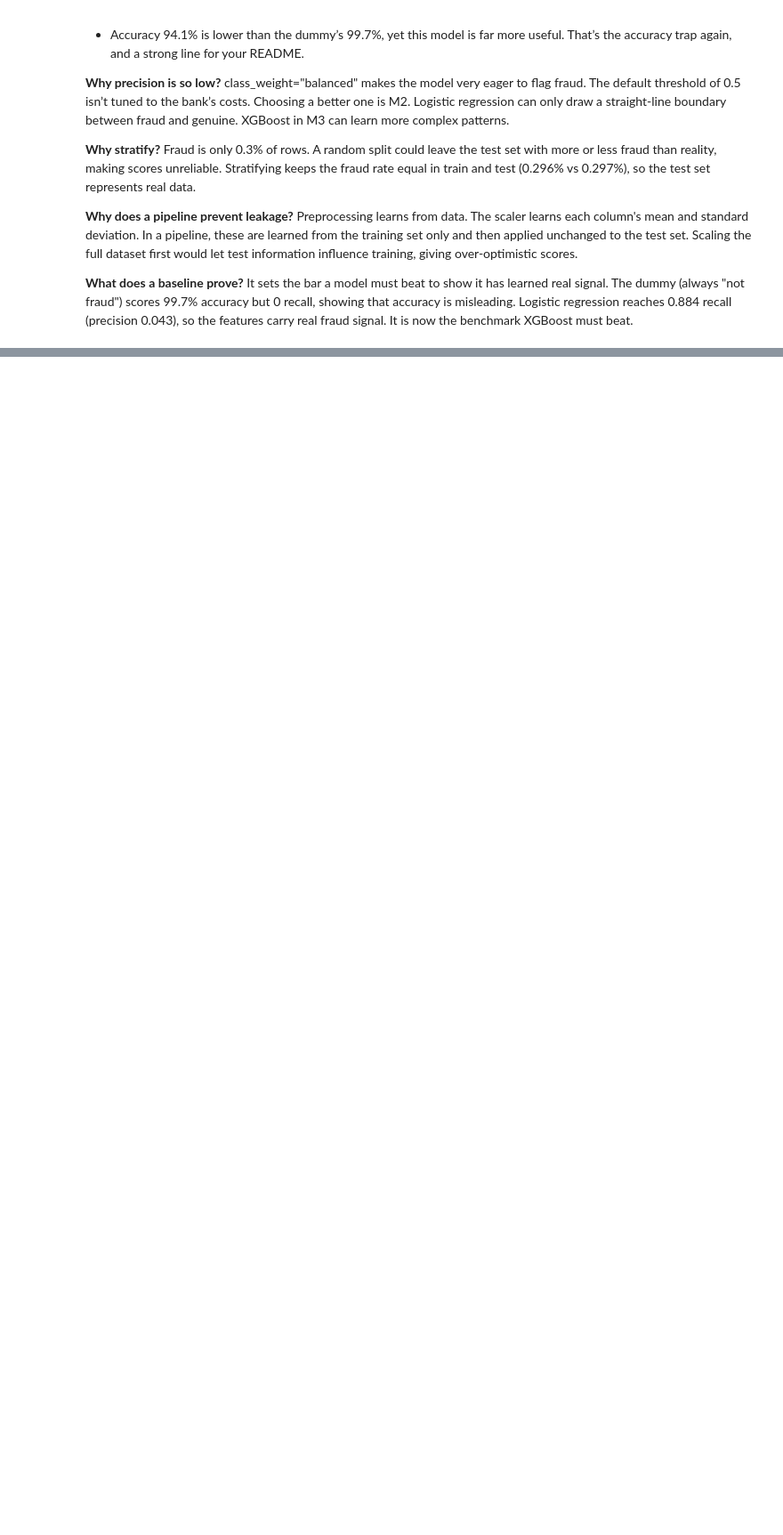
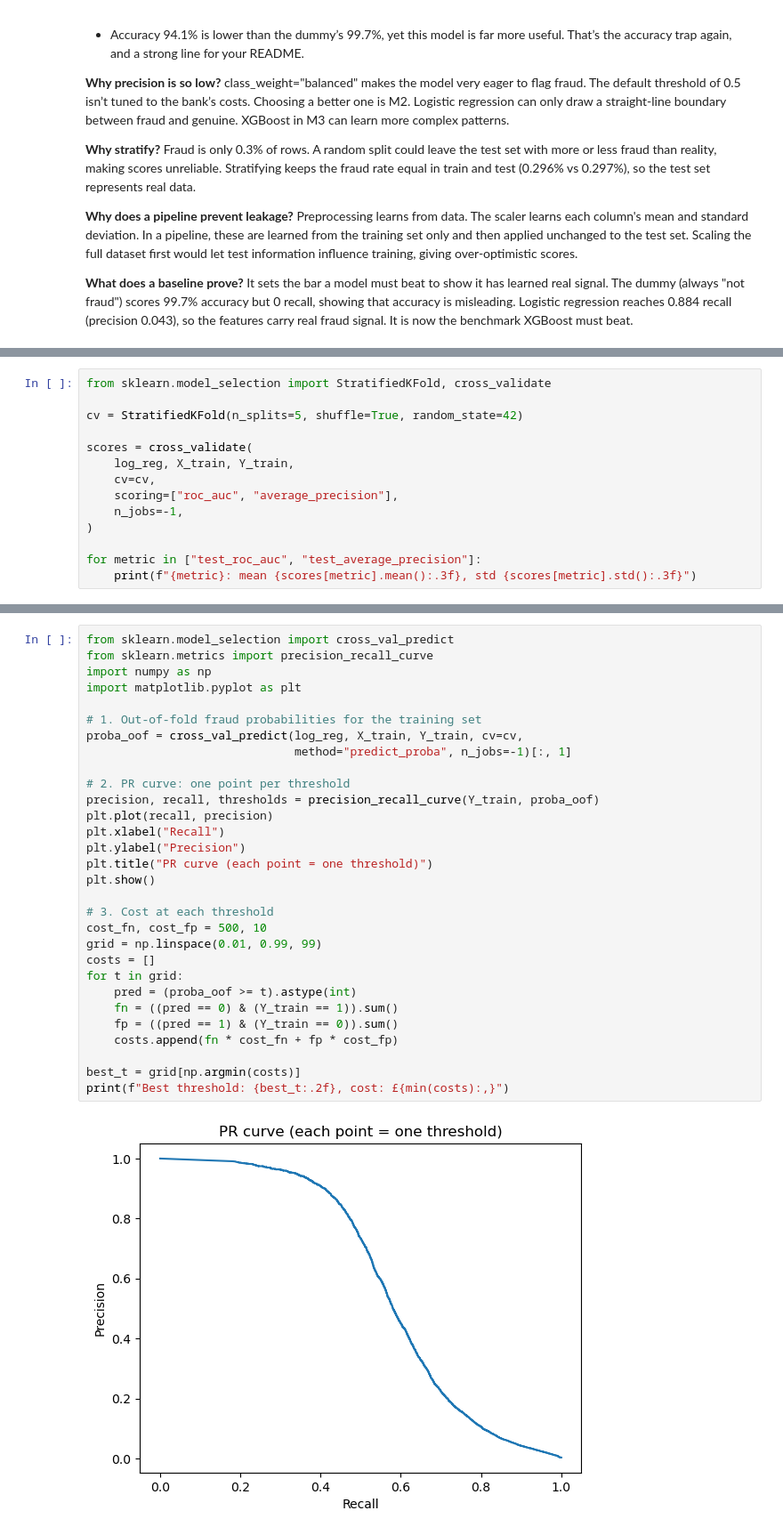
Before and after one commit to Don2896/fraud-detection-paysim, a Jupyter notebook: notebooks/02_baseline.ipynb, the cells around one changed output, grey strips where cells are left out. Shown at 89% size. Cells and saved outputs as stored; diff of their text form; blank space fills up the shorter version.

Commit message:
M2: logistic regression validation, metrics and threshold tuning

```diff
--- a/notebooks/02_baseline.ipynb
+++ b/notebooks/02_baseline.ipynb
@@ -122,0 +145,14 @@ It sets the bar a model must beat to show it has learned real signal. The dummy
+# %%
+from sklearn.model_selection import StratifiedKFold, cross_validate
+
+cv = StratifiedKFold(n_splits=5, shuffle=True, random_state=42)
+
+scores = cross_validate(
+    log_reg, X_train, Y_train,
+    cv=cv,
+    scoring=["roc_auc", "average_precision"],
+    n_jobs=-1,
+)
+
+for metric in ["test_roc_auc", "test_average_precision"]:
+    print(f"{metric}: mean {scores[metric].mean():.3f}, std {scores[metric].std():.3f}")
@@ -122,0 +164,32 @@ It sets the bar a model must beat to show it has learned real signal. The dummy
+# %%
+from sklearn.model_selection import cross_val_predict
+from sklearn.metrics import precision_recall_curve
+import numpy as np
+import matplotlib.pyplot as plt
+
+# 1. Out-of-fold fraud probabilities for the training set
+proba_oof = cross_val_predict(log_reg, X_train, Y_train, cv=cv,
+                              method="predict_proba", n_jobs=-1)[:, 1]
+
+# 2. PR curve: one point per threshold
+precision, recall, thresholds = precision_recall_curve(Y_train, proba_oof)
+plt.plot(recall, precision)
+plt.xlabel("Recall")
+plt.ylabel("Precision")
+plt.title("PR curve (each point = one threshold)")
+plt.show()
+
+# 3. Cost at each threshold
+cost_fn, cost_fp = 500, 10
+grid = np.linspace(0.01, 0.99, 99)
+costs = []
+for t in grid:
+    pred = (proba_oof >= t).astype(int)
+    fn = ((pred == 0) & (Y_train == 1)).sum()
+    fp = ((pred == 1) & (Y_train == 0)).sum()
+    costs.append(fn * cost_fn + fp * cost_fp)
+
+best_t = grid[np.argmin(costs)]
+print(f"Best threshold: {best_t:.2f}, cost: £{min(costs):,}")
+# %% [output]
+[figure, added]
```
Also changed, not shown: parts of 12 cells of this notebook.
